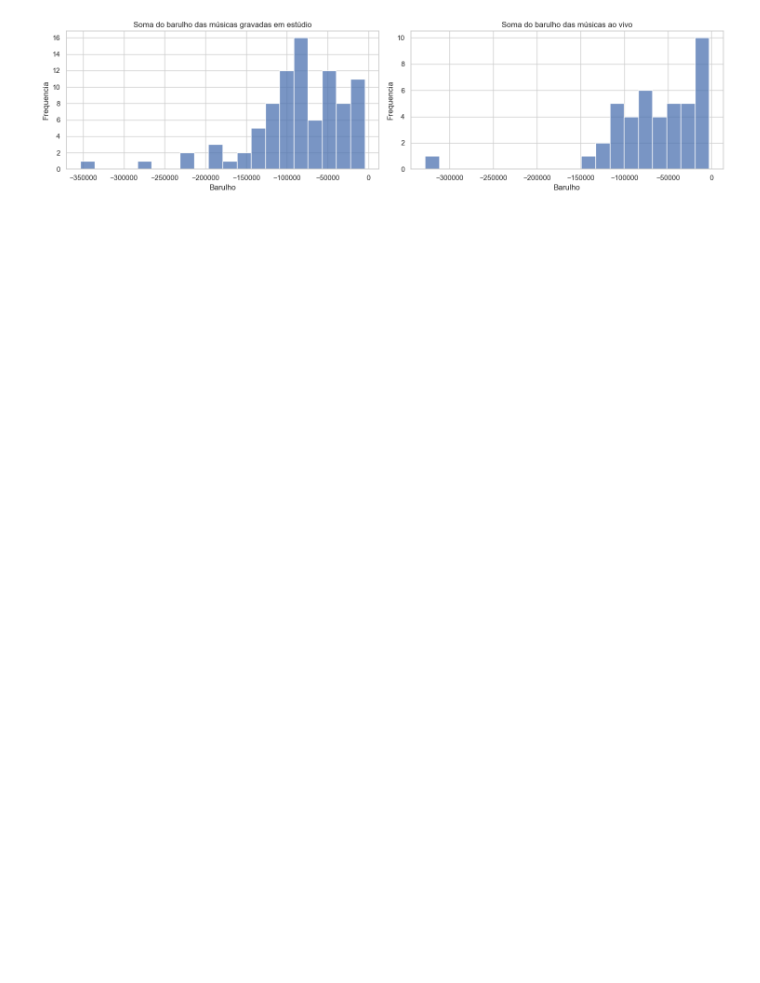
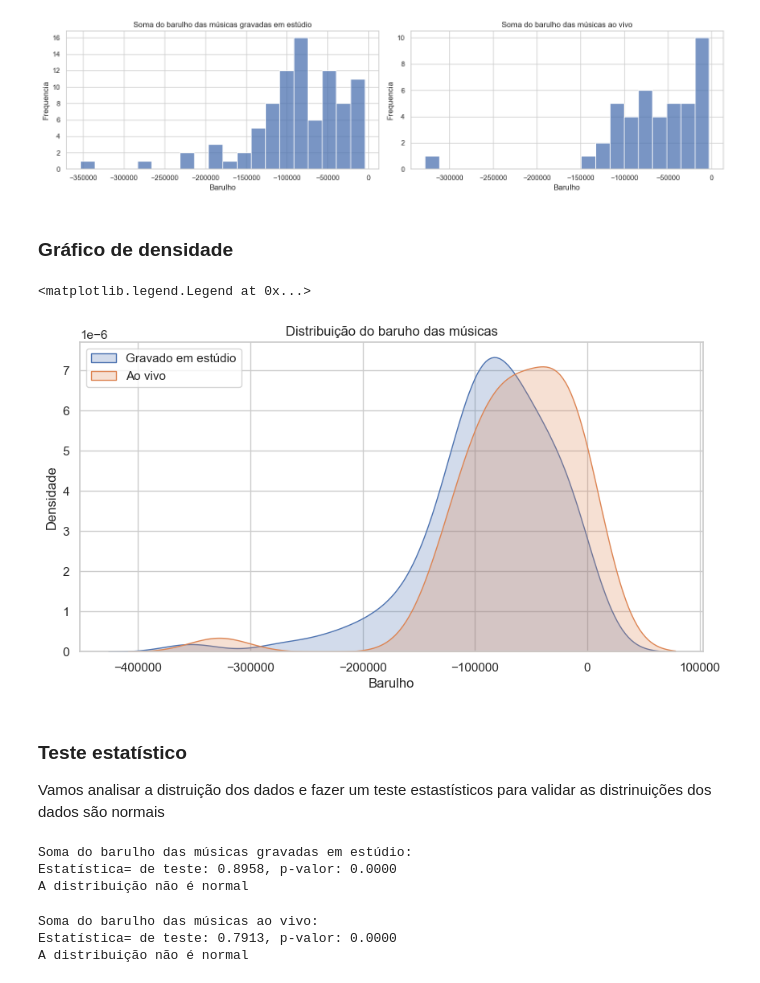
Before and after one commit to KelvynAmaral/rolling-stones-spotify-eda, a Jupyter notebook: notebooks/case_spotify_review.ipynb, the cells around one changed output. Saved outputs shown, nothing was run; the diff lists cells and outputs as text; code cells hidden in the pictures; blank space fills up the shorter version.

Commit message:
Teste estatisticode densidade

```diff
--- a/notebooks/case_spotify_review.ipynb
+++ b/notebooks/case_spotify_review.ipynb
@@ -257,3 +261,22 @@ fig.tight_layout()
 plt.show()
 # %% [output]
 [figure]
+# %% [markdown]
+### Gráfico de densidade
+# %%
+plt.figure(figsize=(10, 5))
+
+sns.kdeplot(data=df_studio, label='Gravado em estúdio', fill=True)
+sns.kdeplot(data=df_show, label='Ao vivo', fill=True)
+
+
+plt.title('Distribuição do baruho das músicas')
+plt.xlabel('Barulho')
+plt.ylabel('Densidade')
+plt.legend()
+# %% [output]
+<matplotlib.legend.Legend at 0x...>
+[figure, added]
+# %% [markdown]
+### Teste estatístico
+Vamos analisar a distruição dos dados e fazer um teste estastísticos para validar as distrinuições dos dados são normais
@@ -259,0 +285,24 @@ plt.show()
+# %%
+stat, p = shapiro(df_studio)
+print('Soma do barulho das músicas gravadas em estúdio: ')
+print('Estatística= de teste: {:.4f}, p-valor: {:.4f}'.format(stat, p))
+if p > 0.05:
+    print('A distribuição é normal')
+else:
+    print('A distribuição não é normal')
+# %% [output]
+Soma do barulho das músicas gravadas em estúdio:
+Estatística= de teste: 0.8958, p-valor: 0.0000
+A distribuição não é normal
+# %%
+stat, p = shapiro(df_show)
+print('Soma do barulho das músicas ao vivo: ')
+print('Estatística= de teste: {:.4f}, p-valor: {:.4f}'.format(stat, p))
+if p > 0.05:
+    print('A distribuição é normal')
+else:
+    print('A distribuição não é normal')
+# %% [output]
+Soma do barulho das músicas ao vivo:
+Estatística= de teste: 0.7913, p-valor: 0.0000
+A distribuição não é normal
```
Also changed, not shown: parts of 3 cells of this notebook.
